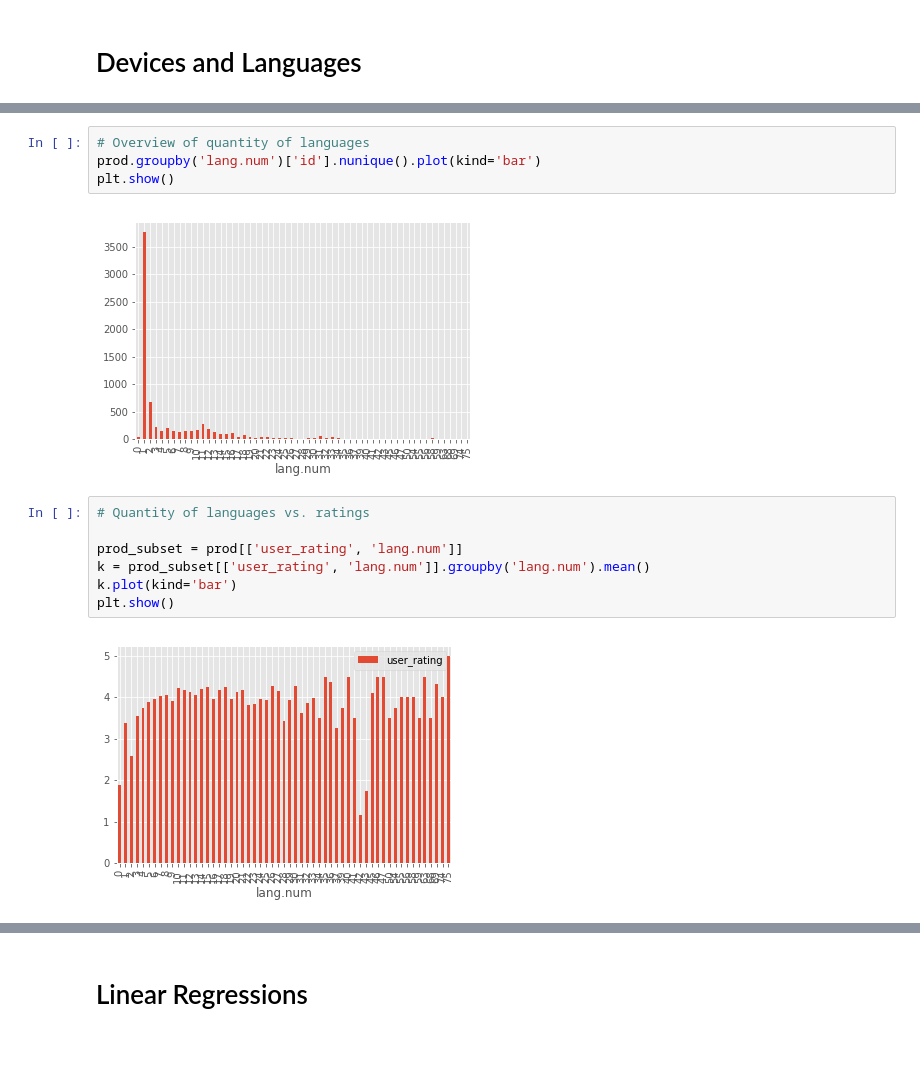
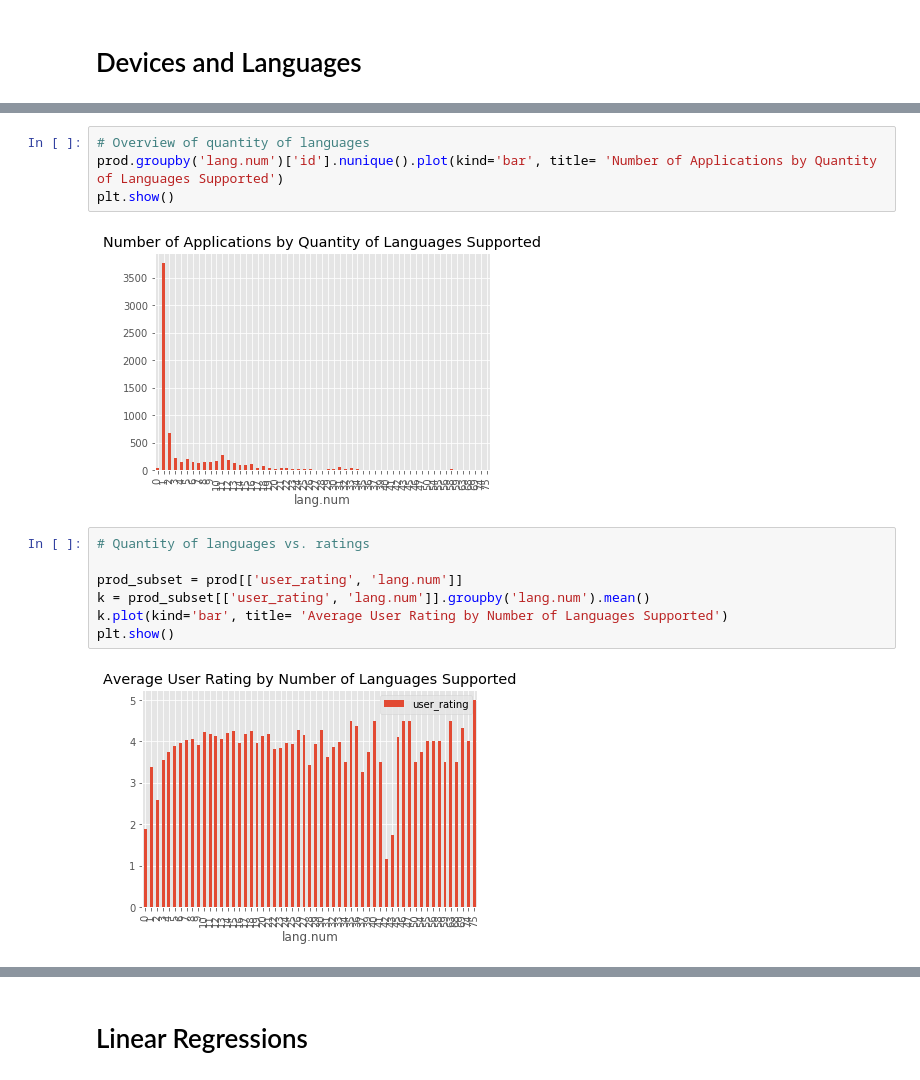
Before and after one commit to mburschtin/GA-Python-, a Jupyter notebook: Appstore_Final_Project.ipynb, the cells around one changed output, grey strips where cells are left out. Cells and saved outputs as stored; diff of their text form; blank space fills up the shorter version.

```diff
--- a/Appstore_Final_Project.ipynb
+++ b/Appstore_Final_Project.ipynb
@@ -336,19 +356,19 @@ max      45.000000
 Name: lang.num, dtype: float64
 # %%
 # Overview of quantity of languages
-prod.groupby('lang.num')['id'].nunique().plot(kind='bar')
+prod.groupby('lang.num')['id'].nunique().plot(kind='bar', title= 'Number of Applications by Quantity of Languages Supported')
 plt.show()
 # %% [output]
-[figure, old version]
+[figure, new version]
 # %%
 # Quantity of languages vs. ratings
 
 prod_subset = prod[['user_rating', 'lang.num']]
 k = prod_subset[['user_rating', 'lang.num']].groupby('lang.num').mean()
-k.plot(kind='bar')
+k.plot(kind='bar', title= 'Average User Rating by Number of Languages Supported')
 plt.show()
 # %% [output]
-[figure, old version]
+[figure, new version]
 # %%
 # Quantity of devices vs. languages
 prod_subset = prod[['lang.num', 'sup_devices.num']]
```
Also changed, not shown: parts of 22 cells of this notebook.
